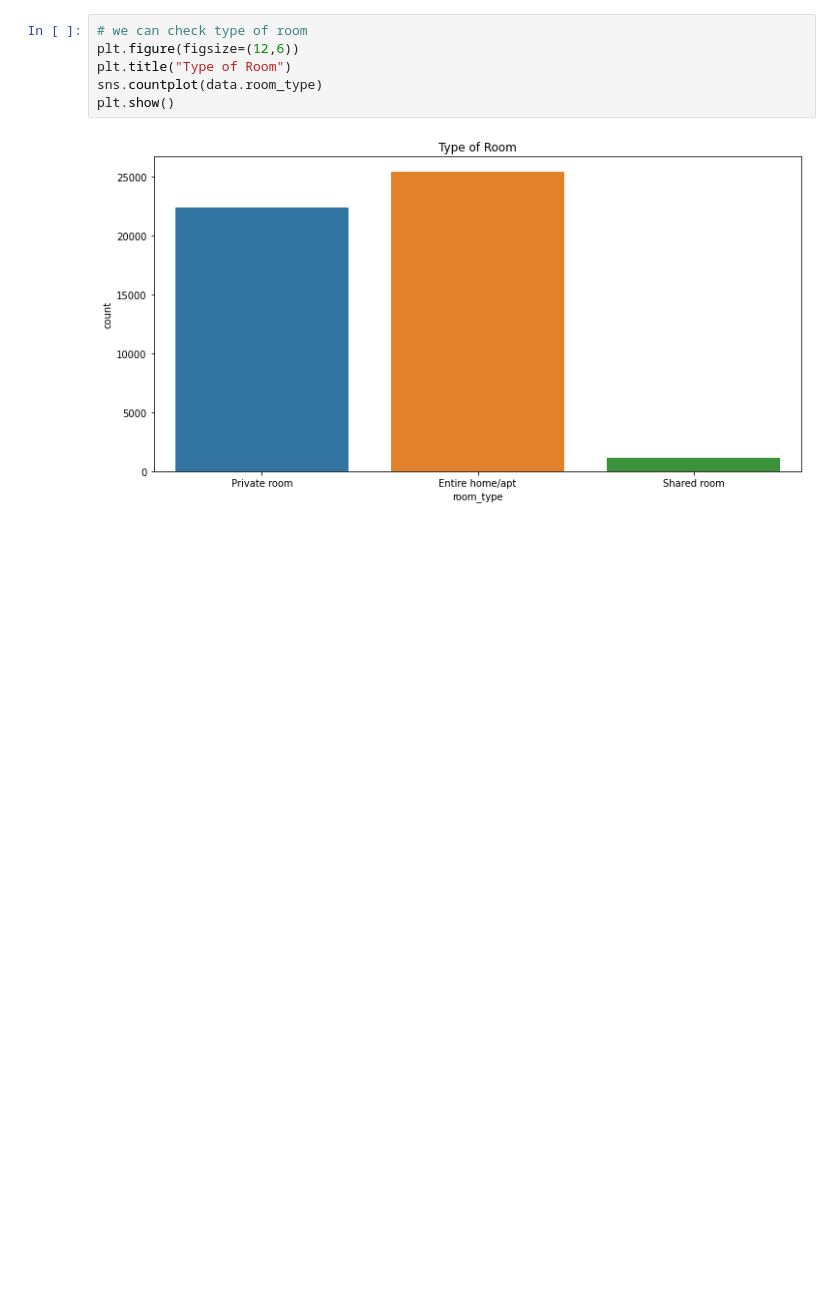
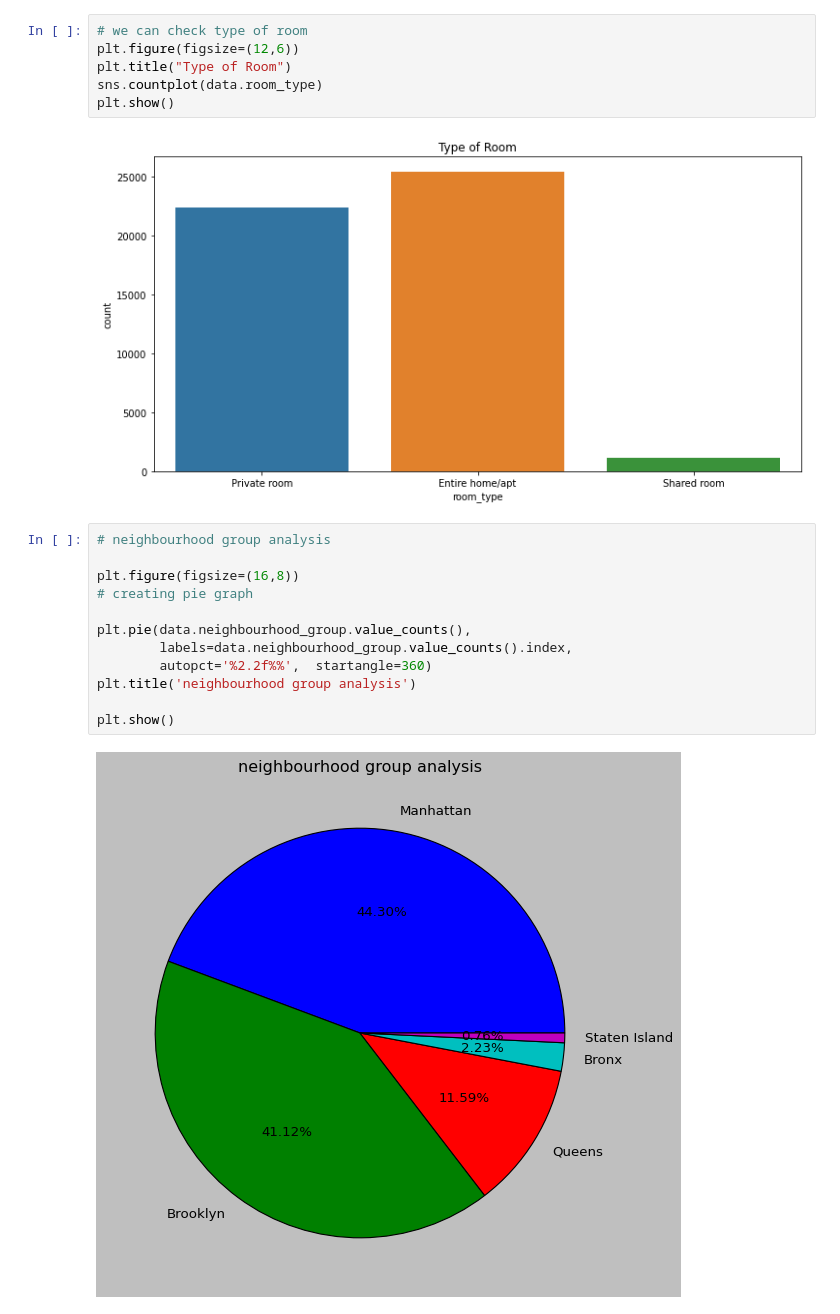
Before and after one commit to Yashwati-patel/Airbnb_booking_analysis, a Jupyter notebook: Final_notebook_Airbnb_booking_analysis.ipynb, the cells around one changed output. Drawn from its saved outputs; the diff is of its cells as text; blank space fills up the shorter version.

```diff
--- a/Final_notebook_Airbnb_booking_analysis.ipynb
+++ b/Final_notebook_Airbnb_booking_analysis.ipynb
@@ -328,3 +328,17 @@ sns.countplot(data.room_type)
 plt.show()
 # %% [output]
 [figure]
+# %%
+# neighbourhood group analysis
+
+plt.figure(figsize=(16,8))
+# creating pie graph
+
+plt.pie(data.neighbourhood_group.value_counts(),
+        labels=data.neighbourhood_group.value_counts().index,
+        autopct='%2.2f%%',  startangle=360)
+plt.title('neighbourhood group analysis')
+
+plt.show()
+# %% [output]
+[figure, added]
```
Also changed, not shown: parts of 4 cells of this notebook.
